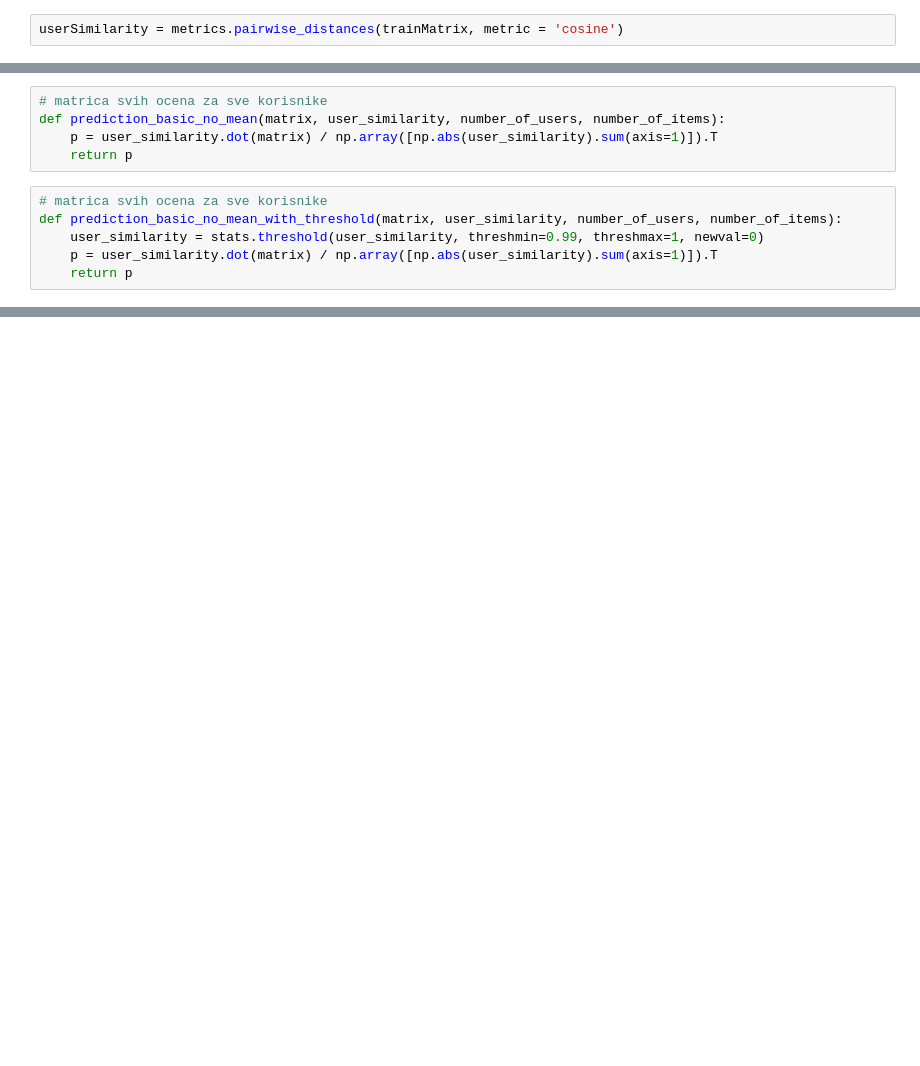
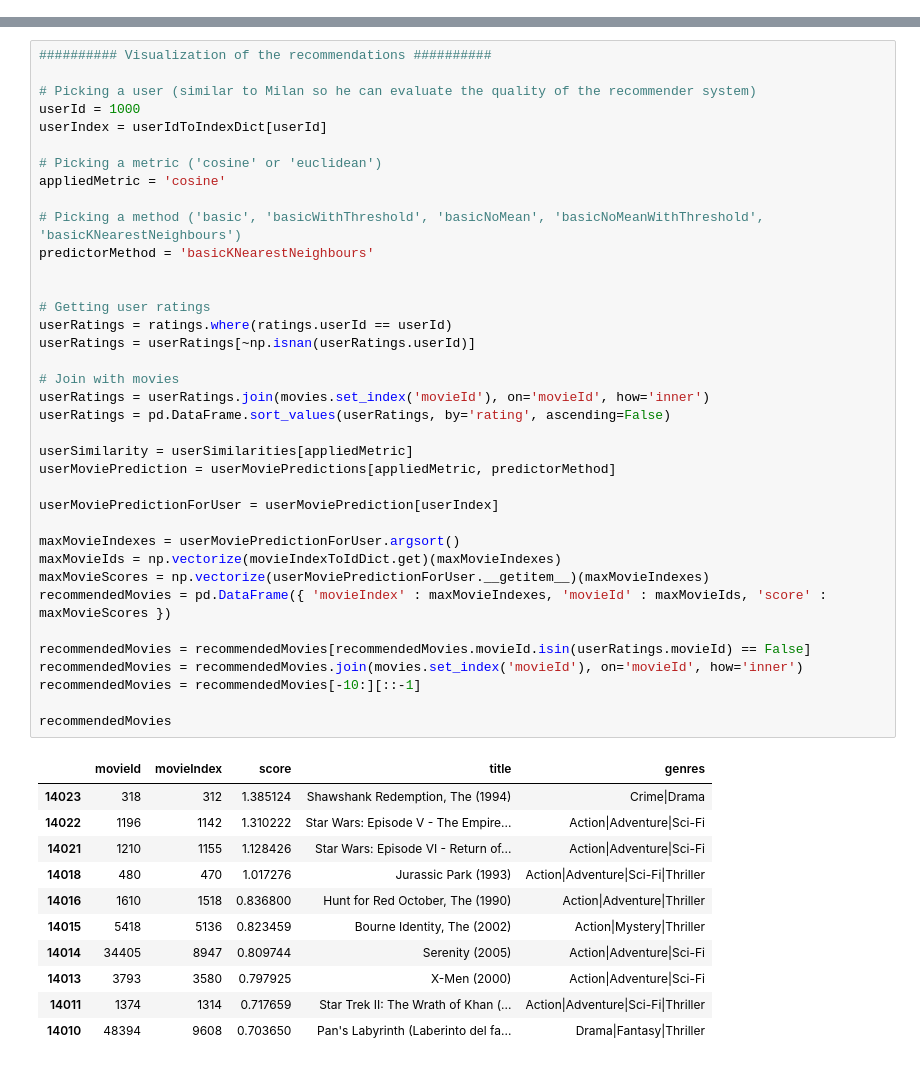
Before and after one commit to jeremicmilan/RecommenderSystems, a Jupyter notebook: Recommender.ipynb, the cells around one changed output, grey strips where cells are left out. Drawn from its saved outputs; the diff is of its cells as text; blank space fills up the shorter version.

```diff
--- a/Recommender.ipynb
+++ b/Recommender.ipynb
@@ -90,2 +0,0 @@ for rating in test_ratings.itertuples():
-# %%
-userSimilarity = metrics.pairwise_distances(trainMatrix, metric = 'cosine')
@@ -114,11 +0,0 @@ def prediction_basic_with_threshold(matrix, user_similarity, number_of_users, nu
-# %%
-# matrica svih ocena za sve korisnike
-def prediction_basic_no_mean(matrix, user_similarity, number_of_users, number_of_items):
-    p = user_similarity.dot(matrix) / np.array([np.abs(user_similarity).sum(axis=1)]).T
-    return p
-# %%
-# matrica svih ocena za sve korisnike
-def prediction_basic_no_mean_with_threshold(matrix, user_similarity, number_of_users, number_of_items):
-    user_similarity = stats.threshold(user_similarity, threshmin=0.99, threshmax=1, newval=0)
-    p = user_similarity.dot(matrix) / np.array([np.abs(user_similarity).sum(axis=1)]).T
-    return p
@@ -218,0 +178,49 @@ print (evaluation(userMoviePrediction_BasicNoMeanWithThreshold, testMatrix))
+# %%
+########## Visualization of the recommendations ##########
+
+# Picking a user (similar to Milan so he can evaluate the quality of the recommender system)
+userId = 1000
+userIndex = userIdToIndexDict[userId]
+
+# Picking a metric ('cosine' or 'euclidean')
+appliedMetric = 'cosine'
+
+# Picking a method ('basic', 'basicWithThreshold', 'basicNoMean', 'basicNoMeanWithThreshold', 'basicKNearestNeighbours')
+predictorMethod = 'basicKNearestNeighbours'
+
+
+# Getting user ratings
+userRatings = ratings.where(ratings.userId == userId)
+userRatings = userRatings[~np.isnan(userRatings.userId)]
+
+# Join with movies
+userRatings = userRatings.join(movies.set_index('movieId'), on='movieId', how='inner')
+userRatings = pd.DataFrame.sort_values(userRatings, by='rating', ascending=False)
+
+userSimilarity = userSimilarities[appliedMetric]
+userMoviePrediction = userMoviePredictions[appliedMetric, predictorMethod]
+
+userMoviePredictionForUser = userMoviePrediction[userIndex]
+
+maxMovieIndexes = userMoviePredictionForUser.argsort()
+maxMovieIds = np.vectorize(movieIndexToIdDict.get)(maxMovieIndexes)
+maxMovieScores = np.vectorize(userMoviePredictionForUser.__getitem__)(maxMovieIndexes)
+recommendedMovies = pd.DataFrame({ 'movieIndex' : maxMovieIndexes, 'movieId' : maxMovieIds, 'score' : maxMovieScores })
+
+recommendedMovies = recommendedMovies[recommendedMovies.movieId.isin(userRatings.movieId) == False]
+recommendedMovies = recommendedMovies.join(movies.set_index('movieId'), on='movieId', how='inner')
+recommendedMovies = recommendedMovies[-10:][::-1]
+
+recommendedMovies
+# %% [output]
+|  | movieId | movieIndex | score | title | genres |
+| 14023 | 318 | 312 | 1.385124 | Shawshank Redemption, The (1994) | Crime|Drama |
+| 14022 | 1196 | 1142 | 1.310222 | Star Wars: Episode V - The Empire... | Action|Adventure|Sci-Fi |
+| 14021 | 1210 | 1155 | 1.128426 | Star Wars: Episode VI - Return of... | Action|Adventure|Sci-Fi |
+| 14018 | 480 | 470 | 1.017276 | Jurassic Park (1993) | Action|Adventure|Sci-Fi|Thriller |
+| 14016 | 1610 | 1518 | 0.836800 | Hunt for Red October, The (1990) | Action|Adventure|Thriller |
+| 14015 | 5418 | 5136 | 0.823459 | Bourne Identity, The (2002) | Action|Mystery|Thriller |
+| 14014 | 34405 | 8947 | 0.809744 | Serenity (2005) | Action|Adventure|Sci-Fi |
+| 14013 | 3793 | 3580 | 0.797925 | X-Men (2000) | Action|Adventure|Sci-Fi |
+| 14011 | 1374 | 1314 | 0.717659 | Star Trek II: The Wrath of Khan (... | Action|Adventure|Sci-Fi|Thriller |
+| 14010 | 48394 | 9608 | 0.703650 | Pan's Labyrinth (Laberinto del fa... | Drama|Fantasy|Thriller |
```
Also changed, not shown: parts of 32 cells of this notebook.
